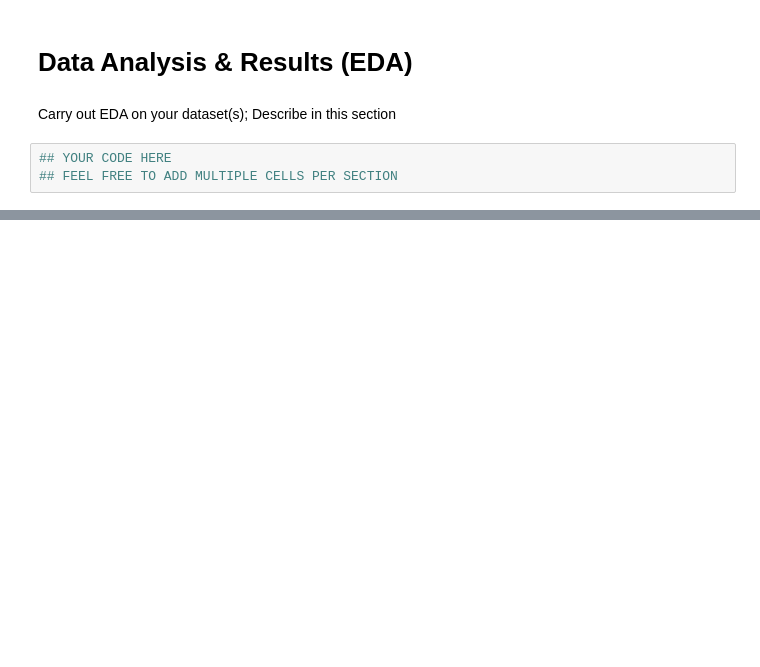
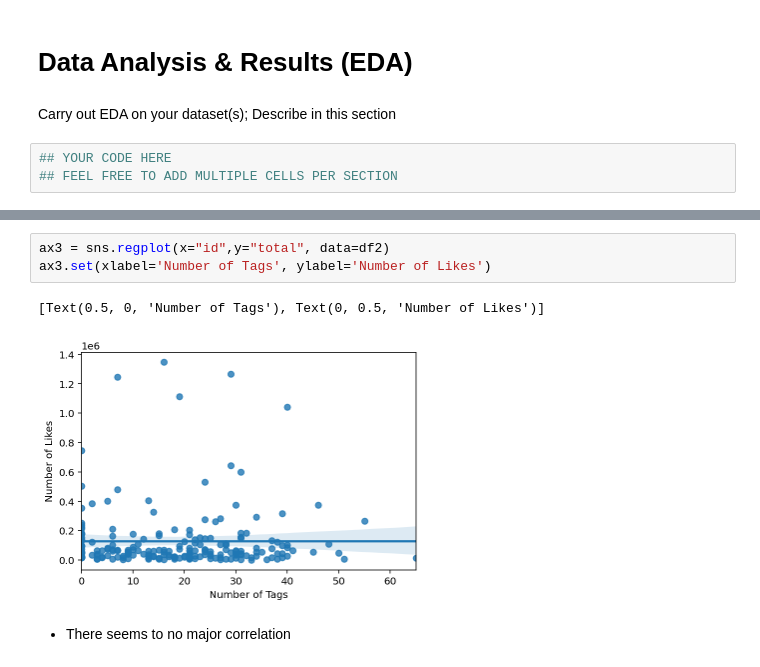
Before and after one commit to oakaigh/cogs108-wi21-group068, a Jupyter notebook: EDACheckpoint_group068.ipynb, the cells around one changed output, grey strips where cells are left out. Saved outputs shown, nothing was run; the diff lists cells and outputs as text; blank space fills up the shorter version.

```diff
--- a/EDACheckpoint_group068.ipynb
+++ b/EDACheckpoint_group068.ipynb
@@ -303,0 +385,8 @@ df['Category'].value_counts().plot(kind='bar')
+# %%
+ax3 = sns.regplot(x="id",y="total", data=df2)
+ax3.set(xlabel='Number of Tags', ylabel='Number of Likes')
+# %% [output]
+[Text(0.5, 0, 'Number of Tags'), Text(0, 0.5, 'Number of Likes')]
+[figure, added]
+# %% [markdown]
+- There seems to no major correlation
```
Also changed, not shown: parts of 16 cells of this notebook.
